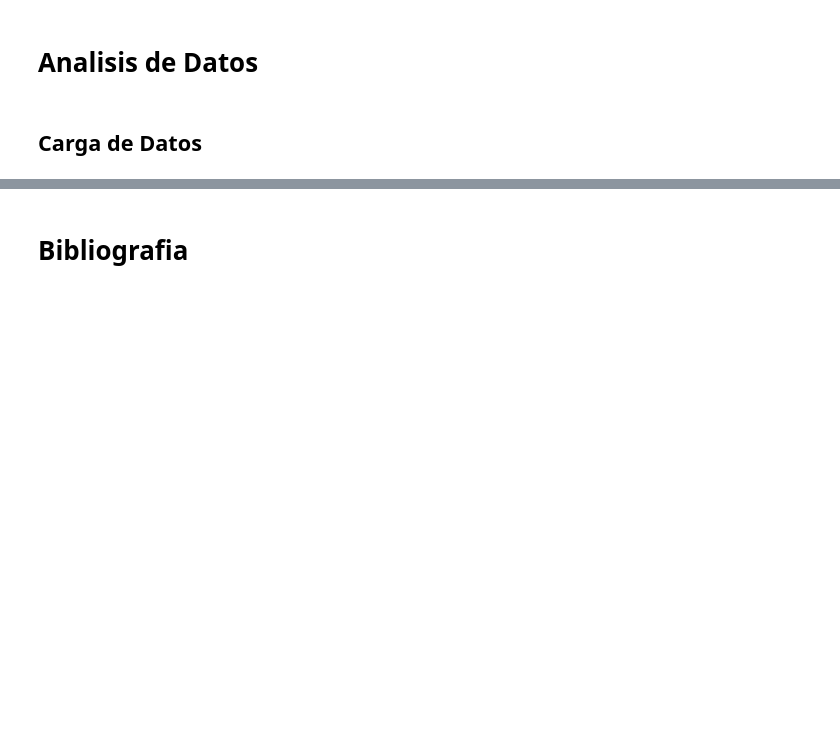
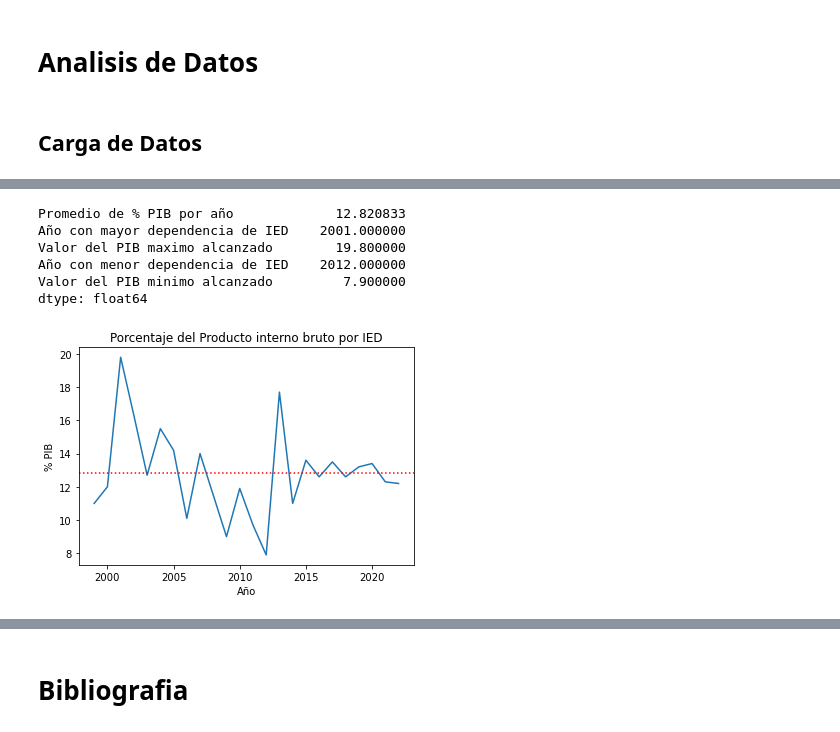
Before and after one commit to OctavioPB/Data-Analyst-Projects, a Jupyter notebook: InversionExtranjeraDirecta2023/Inversion Extranjera Directa en Mexico 2023.ipynb, the cells around one changed output, grey strips where cells are left out. Drawn from its saved outputs; the diff is of its cells as text; code cells hidden in the pictures; blank space fills up the shorter version.

```diff
--- a/InversionExtranjeraDirecta2023/Inversion Extranjera Directa en Mexico 2023.ipynb
+++ b/InversionExtranjeraDirecta2023/Inversion Extranjera Directa en Mexico 2023.ipynb
@@ -34,3 +166,24 @@ from matplotlib import pyplot
+# %%
+IED_PIB_STATS = {
+    'Promedio de % PIB por año': IED_PIB['Porcentaje'].mean(),
+    'Año con mayor dependencia de IED': IED_PIB.loc[IED_PIB['Porcentaje'].idxmax(), 'Año'],
+    'Valor del PIB maximo alcanzado': IED_PIB['Porcentaje'].max(),
+    'Año con menor dependencia de IED': IED_PIB.loc[IED_PIB['Porcentaje'].idxmin(), 'Año'],
+    'Valor del PIB minimo alcanzado': IED_PIB['Porcentaje'].min()
+}
+IED_PIB_STATS = pd.Series(IED_PIB_STATS)
+IED_PIB_STATS
+# %% [output]
+Promedio de % PIB por año             12.820833
+Año con mayor dependencia de IED    2001.000000
+Valor del PIB maximo alcanzado        19.800000
+Año con menor dependencia de IED    2012.000000
+Valor del PIB minimo alcanzado         7.900000
+dtype: float64
+# %%
+graficar("Porcentaje del Producto interno bruto por IED", "Año", "% PIB", IED_PIB['Año'], IED_PIB['Porcentaje'] )
+# %% [output]
+[figure, added]
 # %%
 # Inversion Directa por Entidad Federativa
 
```
Also changed, not shown: parts of 34 cells of this notebook, 2 other files.
